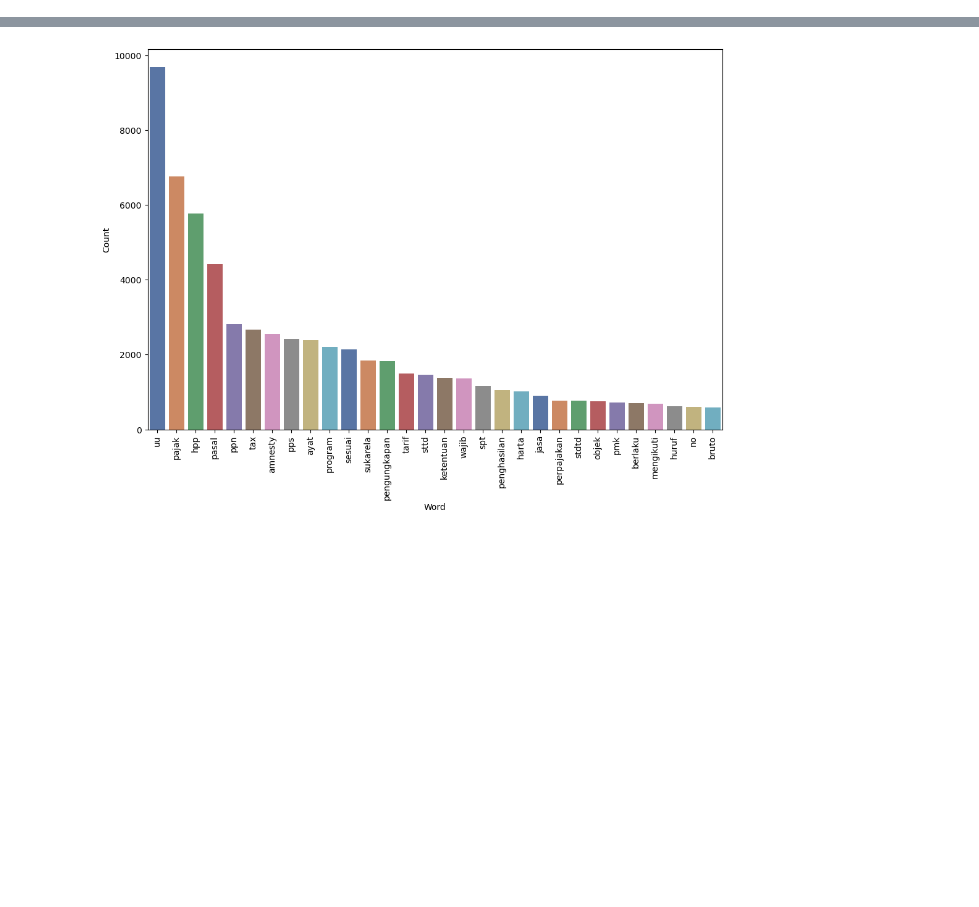
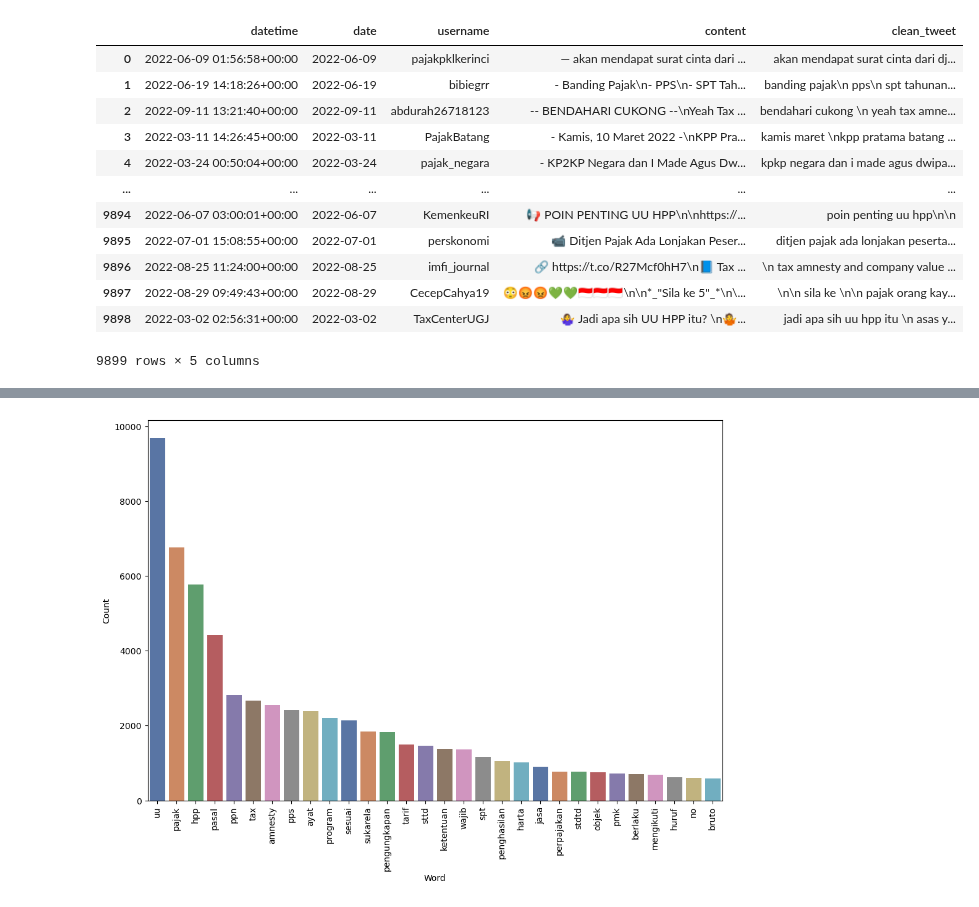
Before and after one commit to FikriFahruRoji/Jupyter-Notebook-Project, a Jupyter notebook: Olah Data.ipynb, the cells around one changed output, grey strips where cells are left out. Saved outputs shown, nothing was run; the diff lists cells and outputs as text; code cells hidden in the pictures; blank space fills up the shorter version.

```diff
--- a/Olah Data.ipynb
+++ b/Olah Data.ipynb
@@ -33,9 +33,23 @@ from wordcloud import WordCloud
 from Sastrawi.Stemmer.StemmerFactory import StemmerFactory
 import swifter
 # %%
-datatweet = pd.read_excel('olah_data_.xlsx', sheet_name='Sheet1')
+datatweet = pd.read_excel('olah_data.xlsx', sheet_name='Sheet1')
 #datatweet = pd.read_excel('olah_data_.xlsx', sheet_name='Sheet1')
-datatweet.head()
+datatweet
+# %% [output]
+|  | datetime | date | username | content | clean_tweet |
+| 0 | 2022-06-09 01:56:58+00:00 | 2022-06-09 | pajakpklkerinci | — akan mendapat surat cinta dari ... | akan mendapat surat cinta dari dj... |
+| 1 | 2022-06-19 14:18:26+00:00 | 2022-06-19 | bibiegrr | - Banding Pajak\n- PPS\n- SPT Tah... | banding pajak\n pps\n spt tahunan... |
+| 2 | 2022-09-11 13:21:40+00:00 | 2022-09-11 | abdurah26718123 | -- BENDAHARI CUKONG --\nYeah Tax ... | bendahari cukong \n yeah tax amne... |
+| 3 | 2022-03-11 14:26:45+00:00 | 2022-03-11 | PajakBatang | - Kamis, 10 Maret 2022 -\nKPP Pra... | kamis maret \nkpp pratama batang ... |
+| 4 | 2022-03-24 00:50:04+00:00 | 2022-03-24 | pajak_negara | - KP2KP Negara dan I Made Agus Dw... | kpkp negara dan i made agus dwipa... |
+| ... | ... | ... | ... | ... | ... |
+| 9894 | 2022-06-07 03:00:01+00:00 | 2022-06-07 | KemenkeuRI | 📢 POIN PENTING UU HPP\n\nhttps://... | poin penting uu hpp\n\n |
+| 9895 | 2022-07-01 15:08:55+00:00 | 2022-07-01 | perskonomi | 📹 Ditjen Pajak Ada Lonjakan Peser... | ditjen pajak ada lonjakan peserta... |
+| 9896 | 2022-08-25 11:24:00+00:00 | 2022-08-25 | imfi_journal | 🔗 https://t.co/R27Mcf0hH7\n📘 Tax ... | \n tax amnesty and company value ... |
+| 9897 | 2022-08-29 09:49:43+00:00 | 2022-08-29 | CecepCahya19 | 😳😡😡💚💚🇮🇩🇮🇩🇮🇩\n\n*_"Sila ke 5"_*\n\... | \n\n sila ke \n\n pajak orang kay... |
+| 9898 | 2022-03-02 02:56:31+00:00 | 2022-03-02 | TaxCenterUGJ | 🤷‍♀ Jadi apa sih UU HPP itu? \n🤷‍... | jadi apa sih uu hpp itu \n asas y... |
+9899 rows × 5 columns
 # %%
 def cleaning_tweet(tweet):
     # Tahap-1: Non-ascii
```
Also changed, not shown: parts of 6 cells of this notebook.
